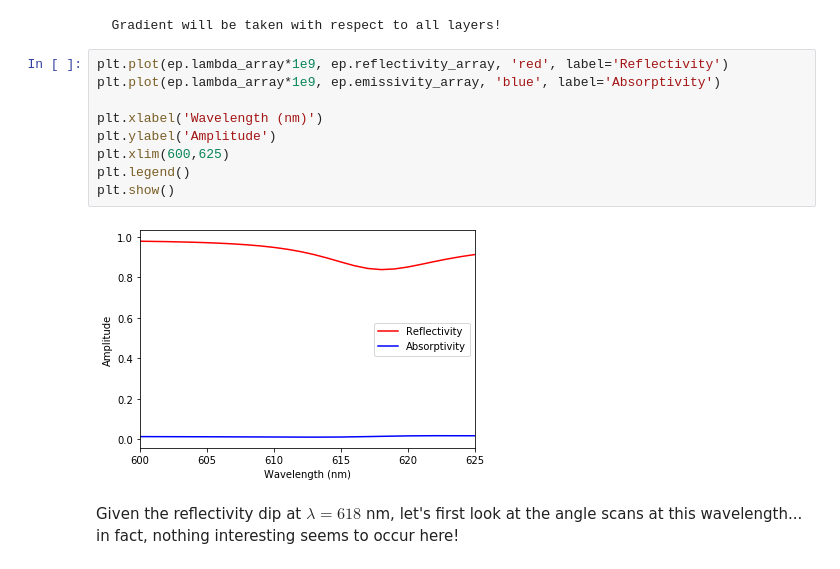
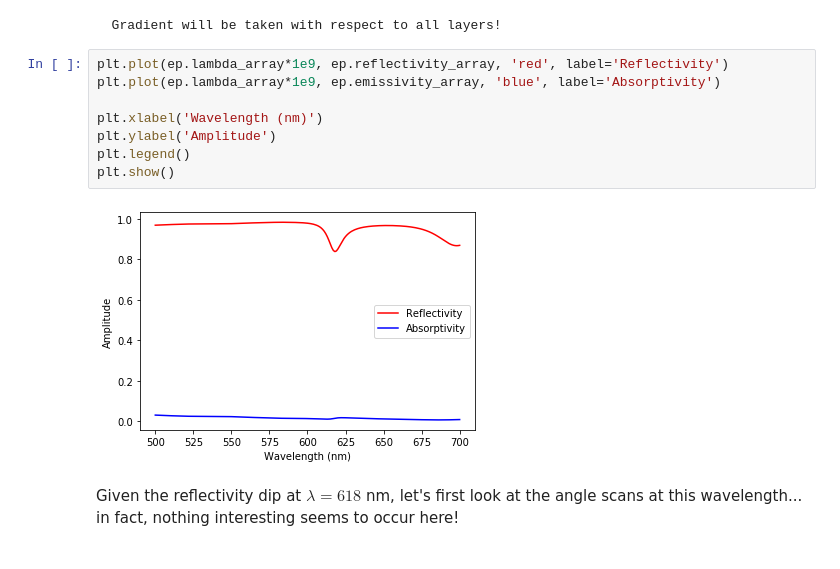
Before and after one commit to FoleyLab/wptherml_v1.0.0, a Jupyter notebook: Extrinsic_Plasmon.ipynb, the cells around one changed output. Drawn from its saved outputs; the diff is of its cells as text.

```diff
--- a/Extrinsic_Plasmon.ipynb
+++ b/Extrinsic_Plasmon.ipynb
@@ -161,14 +163,13 @@ ep = multilayer(ep_structure)
 # %%
 plt.plot(ep.lambda_array*1e9, ep.reflectivity_array, 'red', label='Reflectivity')
 plt.plot(ep.lambda_array*1e9, ep.emissivity_array, 'blue', label='Absorptivity')
 
 plt.xlabel('Wavelength (nm)')
 plt.ylabel('Amplitude')
-plt.xlim(600,625)
 plt.legend()
 plt.show()
 # %% [output]
-[figure, old version]
+[figure, new version]
 # %% [markdown]
 Given the reflectivity dip at $\lambda = 618$ nm, let's first look at the angle scans at this wavelength... in fact, nothing interesting seems to occur here!
 # %%
```
Also changed, not shown: parts of 2 cells of this notebook.
